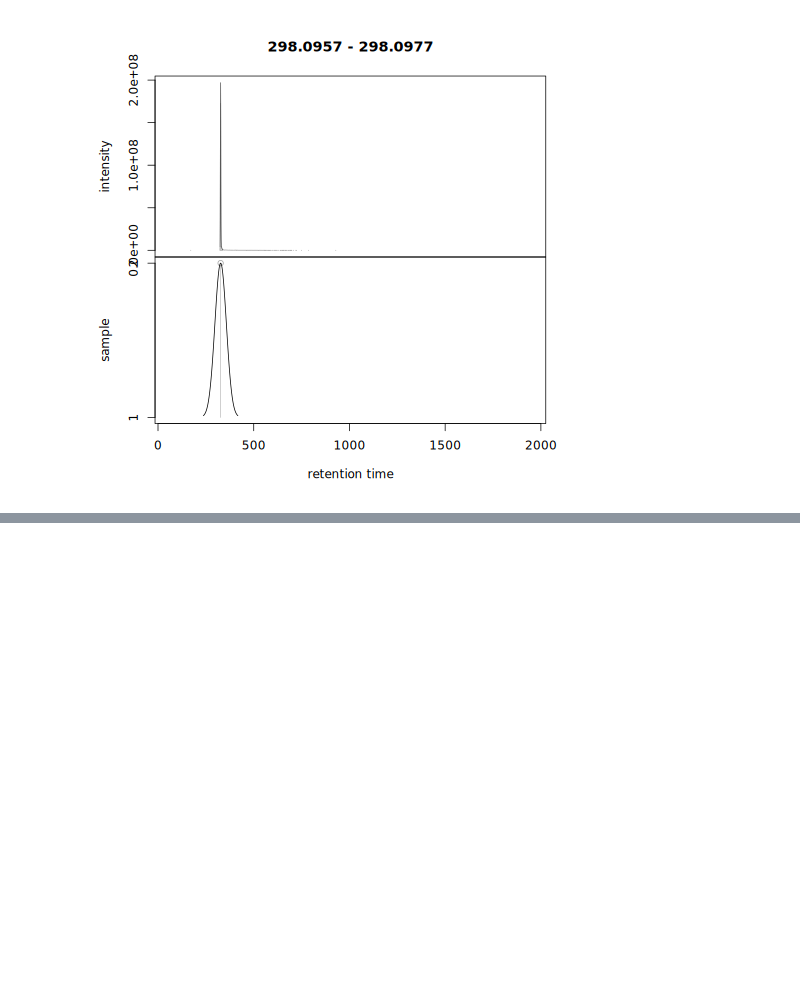
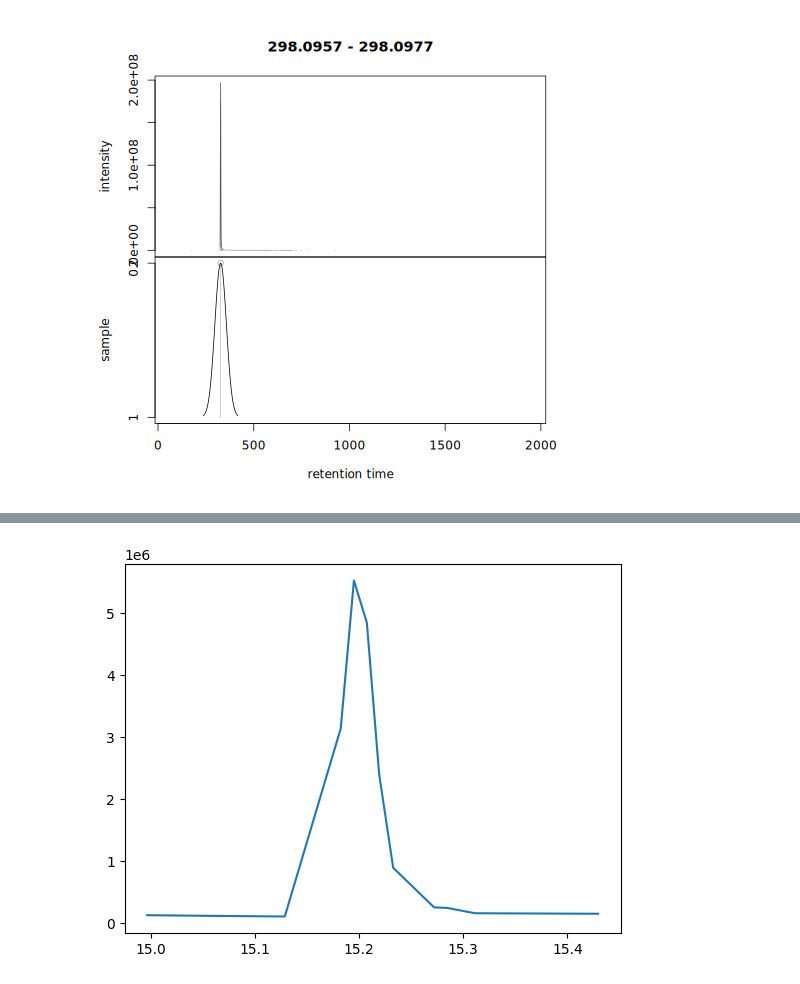
Before and after one commit to jonathan-hunter/Metabolomics-Pipeline, a Jupyter notebook: Docker/sync/metabolomics.ipynb, the cells around one changed output, grey strips where cells are left out. Cells and saved outputs as stored; diff of their text form; code cells hidden in the pictures; blank space fills up the shorter version.

Commit message:
neatMS peak filtering added

```diff
--- a/Docker/sync/metabolomics.ipynb
+++ b/Docker/sync/metabolomics.ipynb
@@ -884,0 +1160,86 @@ Processing chromatographic peaks
+# %%
+# Set the threshold to 0.22
+threshold=0.22
+# Run the prediction
+nn_handler.predict_peaks(threshold)
+
+# 6. Exploring results
+from  collections import Counter
+exp = experiment
+hq_sizes = []
+lq_sizes = []
+n_sizes = []
+sizes = []
+print("# Feature collection:",len(exp.feature_tables[0].feature_collection_list))
+for consensus_feature in exp.feature_tables[0].feature_collection_list:
+    hq_size = 0
+    lq_size = 0
+    n_size = 0
+    for feature in consensus_feature.feature_list:
+        for peak in feature.peak_list:
+            if peak.valid:
+                if peak.prediction.label == "High_quality":
+                    hq_size += 1
+                if peak.prediction.label == "Low_quality":
+                    lq_size += 1
+                if peak.prediction.label == "Noise":
+                    n_size += 1
+
+    hq_sizes.append(hq_size)
+    lq_sizes.append(lq_size)
+    n_sizes.append(n_size)
+    sizes.append(len(consensus_feature.feature_list))
+
+c = Counter(hq_sizes)
+print("\nNumber of consensus features labeled as 'High quality':")
+for size, count in c.most_common():
+    print("   of size %2d : %6d" % (size, count))
+print("        total : %6d" % len(exp.feature_tables[0].feature_collection_list))
+
+c = Counter(lq_sizes)
+print("\nNumber of consensus features labeled as 'Low quality':")
+for size, count in c.most_common():
+    print("   of size %2d : %6d" % (size, count))
+print("        total : %6d" % len(exp.feature_tables[0].feature_collection_list))
+
+c = Counter(n_sizes)
+print("\nNumber of consensus features labeled as 'Noise':")
+for size, count in c.most_common():
+    print("   of size %2d : %6d" % (size, count))
+print("        total : %6d" % len(exp.feature_tables[0].feature_collection_list))
+
+# 7. Export results
+filename = 'sync/Output/neatms_export.csv'
+
+experiment.export_csv(filename)
+
+# We create the dataframe using this function
+NeatMS_output_df = experiment.export_to_dataframe()
+
+
+# 8. Extra: Example code to plot peaks
+labels = ["High_quality","Low_quality","Noise"]
+# Change the index to plot peaks with different label
+label = labels[0]
+
+sample = experiment.samples[0]
+
+peak_count = 0
+peak_list = []
+for peak in sample.peak_list:
+    # This 'valid' statement is important, hotfix for a known issue
+    if peak.valid:
+        if peak.prediction.label == label:
+            peak_list.append(peak)
+print('Number of {} peaks in {}: {}'.format(label,sample.name,len(peak_list)))
+
+import matplotlib.pyplot as plt
+%matplotlib inline
+
+for i in range(70,72):
+    peak = peak_list[i]
+    chromatogram = peak.get_chromatogram(1)
+    print(i)
+    plt.plot(chromatogram[0], chromatogram[1])
+    plt.show()
+# %% [output]
@@ -884,0 +1263 @@ Processing chromatographic peaks
+[figure, added]
```
Also changed, not shown: parts of 13 cells of this notebook.
